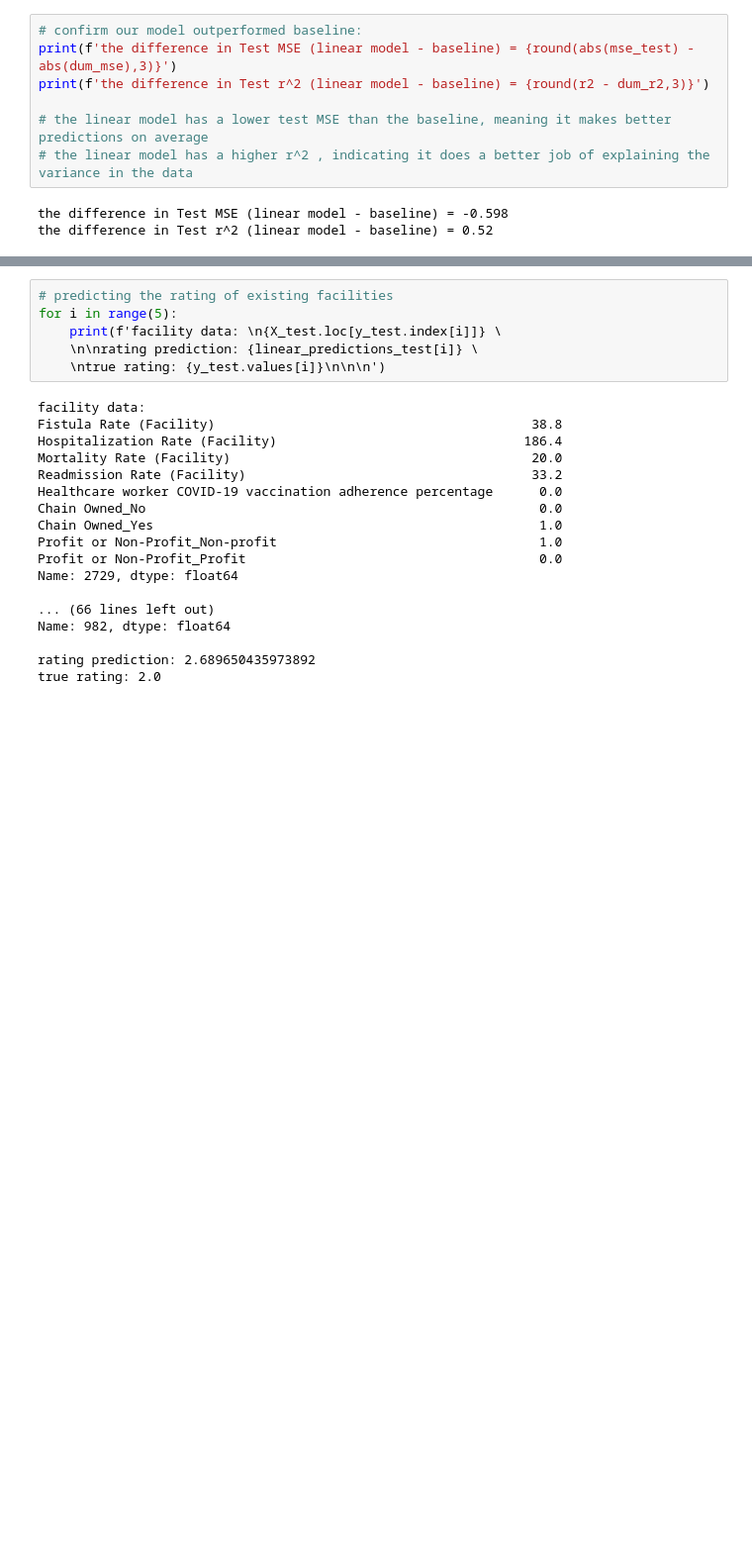
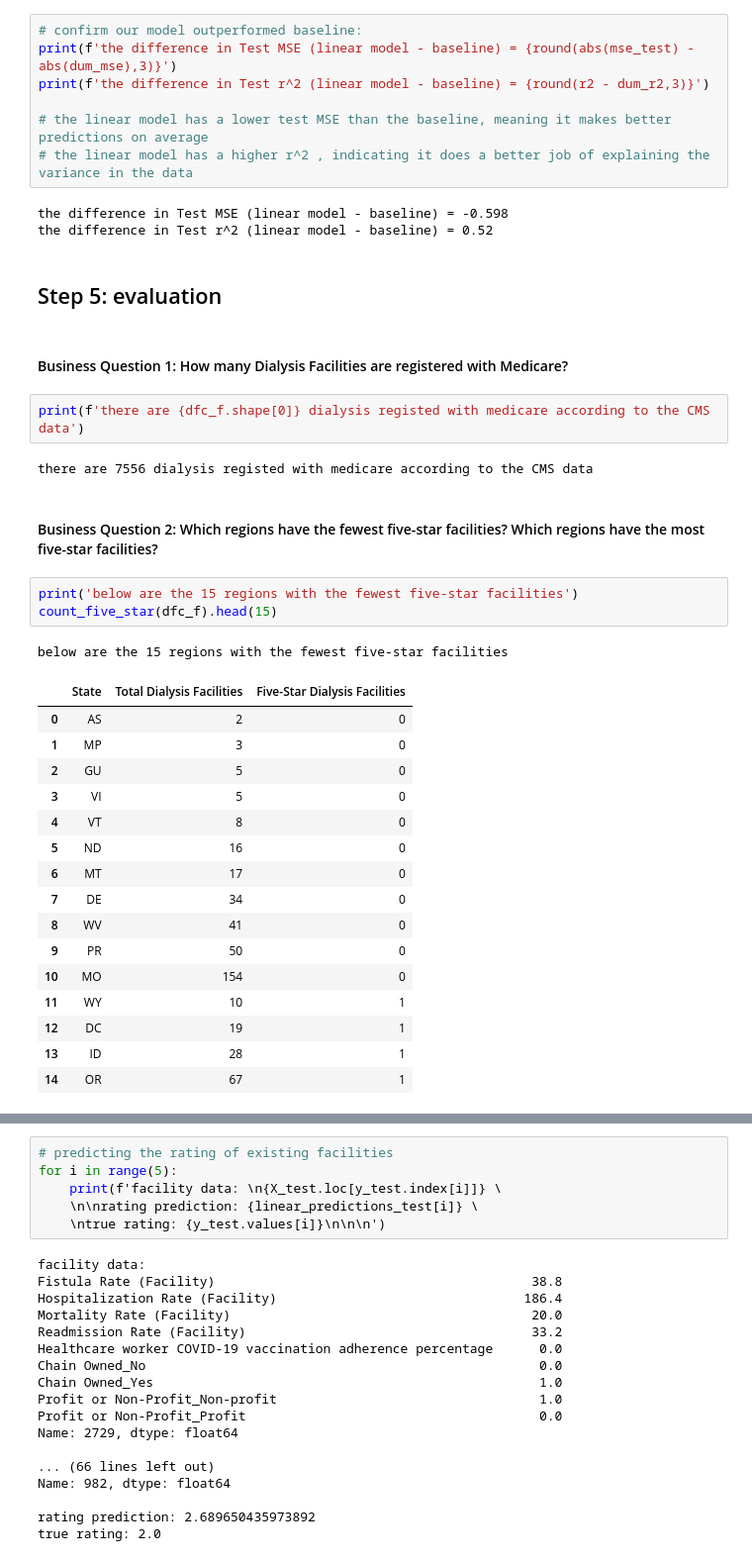
Before and after one commit to bm760/udacity-ds-project1, a Jupyter notebook: Dialysis Analysis.ipynb, the cells around one changed output, grey strips where cells are left out. Shown at 99% size. Saved outputs shown, nothing was run; the diff lists cells and outputs as text; blank space fills up the shorter version.

```diff
--- a/Dialysis Analysis.ipynb
+++ b/Dialysis Analysis.ipynb
@@ -460,3 +480,34 @@ print(f'the difference in Test r^2 (linear model - baseline) = {round(r2 - dum_r
 # %% [output]
 the difference in Test MSE (linear model - baseline) = -0.598
 the difference in Test r^2 (linear model - baseline) = 0.52
+# %% [markdown]
+## Step 5: evaluation
+# %% [markdown]
+#### Business Question 1: How many Dialysis Facilities are registered with Medicare?
+# %%
+print(f'there are {dfc_f.shape[0]} dialysis registed with medicare according to the CMS data')
+# %% [output]
+there are 7556 dialysis registed with medicare according to the CMS data
+# %% [markdown]
+#### Business Question 2: Which regions have the fewest five-star facilities? Which regions have the most five-star facilities?
+# %%
+print('below are the 15 regions with the fewest five-star facilities')
+count_five_star(dfc_f).head(15)
+# %% [output]
+below are the 15 regions with the fewest five-star facilities
+|  | State | Total Dialysis Facilities | Five-Star Dialysis Facilities |
+| 0 | AS | 2 | 0 |
+| 1 | MP | 3 | 0 |
+| 2 | GU | 5 | 0 |
+| 3 | VI | 5 | 0 |
+| 4 | VT | 8 | 0 |
+| 5 | ND | 16 | 0 |
+| 6 | MT | 17 | 0 |
+| 7 | DE | 34 | 0 |
+| 8 | WV | 41 | 0 |
+| 9 | PR | 50 | 0 |
+| 10 | MO | 154 | 0 |
+| 11 | WY | 10 | 1 |
+| 12 | DC | 19 | 1 |
+| 13 | ID | 28 | 1 |
+| 14 | OR | 67 | 1 |
```
Also changed, not shown: parts of 43 cells of this notebook.
